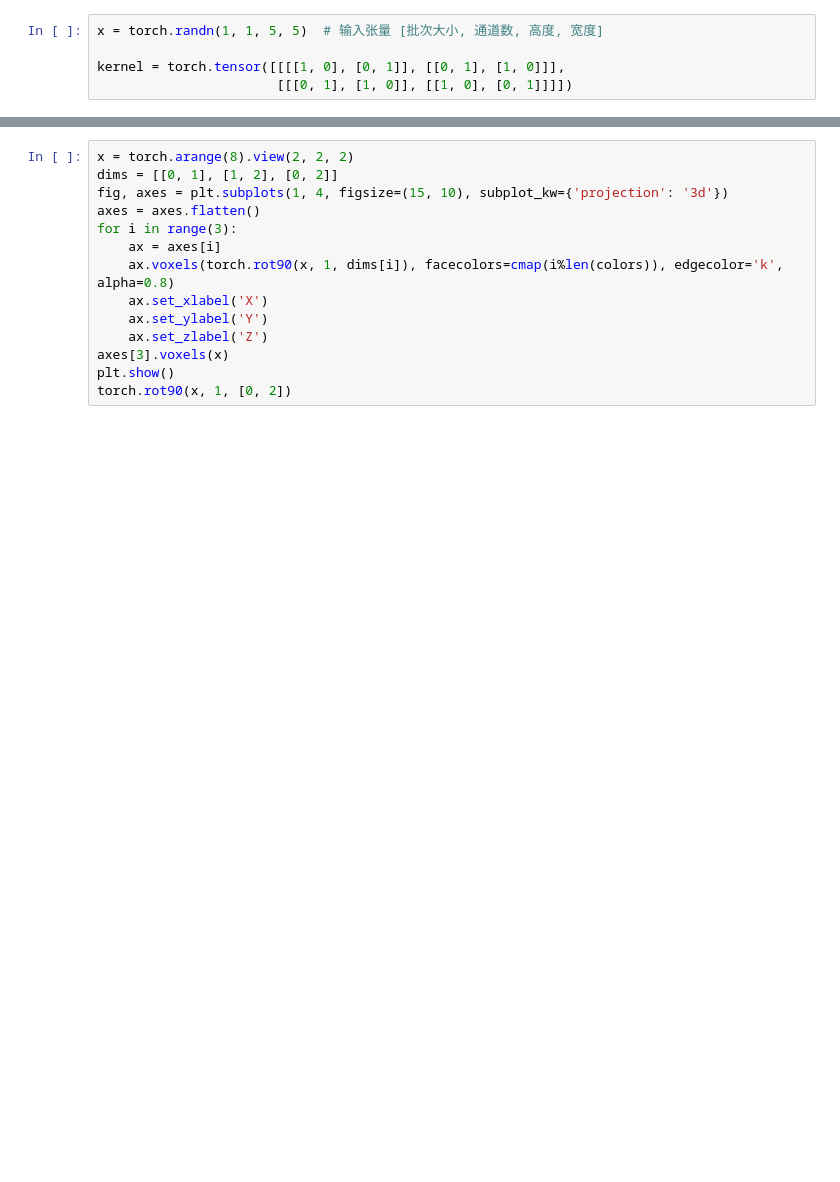
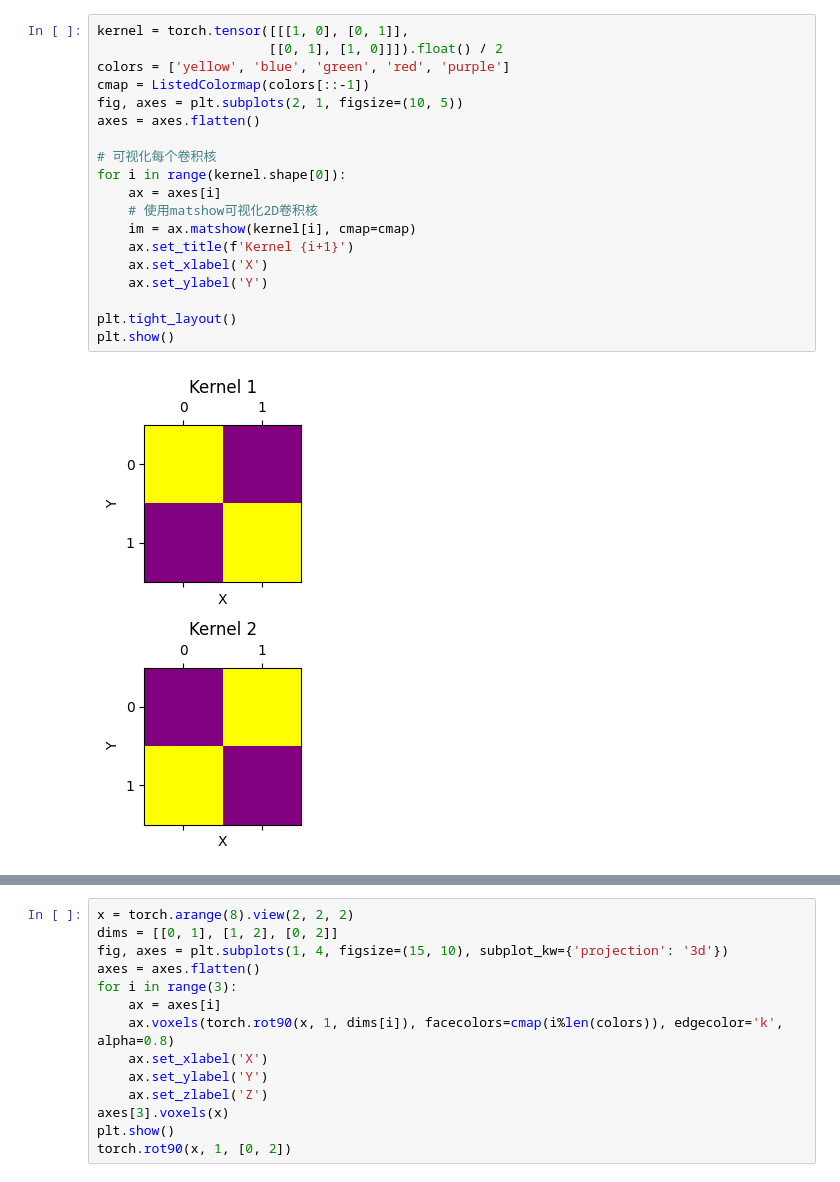
Before and after one commit to Fortuna233/paddle_SN2N, a Jupyter notebook: test.ipynb, the cells around one changed output, grey strips where cells are left out. Cells and saved outputs as stored; diff of their text form; blank space fills up the shorter version.

```diff
--- a/test.ipynb
+++ b/test.ipynb
@@ -98,5 +119,21 @@ plt.show()
-# %%
-x = torch.randn(1, 1, 5, 5)  # 输入张量 [批次大小, 通道数, 高度, 宽度]
-
-kernel = torch.tensor([[[[1, 0], [0, 1]], [[0, 1], [1, 0]]],
-                       [[[0, 1], [1, 0]], [[1, 0], [0, 1]]]])
+# %%
+kernel = torch.tensor([[[1, 0], [0, 1]],
+                      [[0, 1], [1, 0]]]).float() / 2
+colors = ['yellow', 'blue', 'green', 'red', 'purple']
+cmap = ListedColormap(colors[::-1])
+fig, axes = plt.subplots(2, 1, figsize=(10, 5))
+axes = axes.flatten()
+
+# 可视化每个卷积核
+for i in range(kernel.shape[0]):
+    ax = axes[i]
+    # 使用matshow可视化2D卷积核
+    im = ax.matshow(kernel[i], cmap=cmap)
+    ax.set_title(f'Kernel {i+1}')
+    ax.set_xlabel('X')
+    ax.set_ylabel('Y')
+
+plt.tight_layout()
+plt.show()
+# %% [output]
+[figure, added]
```
Also changed, not shown: parts of 12 cells of this notebook, 10 other files.
